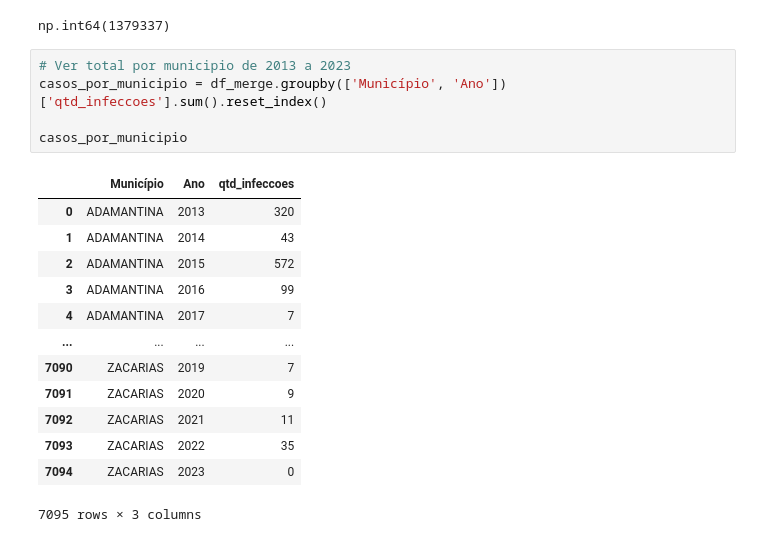
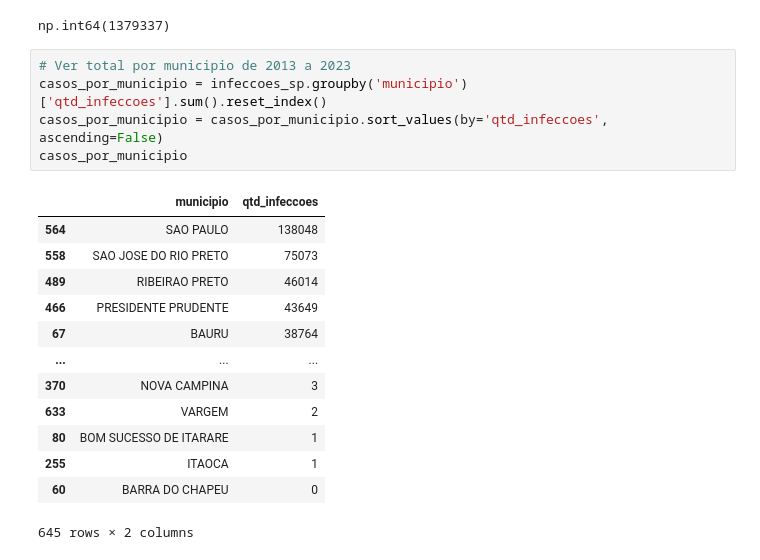
Before and after one commit to AndBalbino/AnaliseDeDados_DengueBrasil, a Jupyter notebook: Dengue_Brasil.ipynb, the cells around one changed output. Drawn from its saved outputs; the diff is of its cells as text.

Commit message:
Analisando os dados populacionais, calculando as infecções por município e quantificando as infecções por ano.

```diff
--- a/Dengue_Brasil.ipynb
+++ b/Dengue_Brasil.ipynb
@@ -552,20 +554,20 @@ df_merge['qtd_infeccoes'].sum()
 np.int64(1379337)
 # %%
 # Ver total por municipio de 2013 a 2023
-casos_por_municipio = df_merge.groupby(['Município', 'Ano'])['qtd_infeccoes'].sum().reset_index()
-
+casos_por_municipio = infeccoes_sp.groupby('municipio')['qtd_infeccoes'].sum().reset_index()
+casos_por_municipio = casos_por_municipio.sort_values(by='qtd_infeccoes', ascending=False)
 casos_por_municipio
 # %% [output]
-|  | Município | Ano | qtd_infeccoes |
-| 0 | ADAMANTINA | 2013 | 320 |
-| 1 | ADAMANTINA | 2014 | 43 |
-| 2 | ADAMANTINA | 2015 | 572 |
-| 3 | ADAMANTINA | 2016 | 99 |
-| 4 | ADAMANTINA | 2017 | 7 |
-| ... | ... | ... | ... |
-| 7090 | ZACARIAS | 2019 | 7 |
-| 7091 | ZACARIAS | 2020 | 9 |
-| 7092 | ZACARIAS | 2021 | 11 |
-| 7093 | ZACARIAS | 2022 | 35 |
-| 7094 | ZACARIAS | 2023 | 0 |
+|  | municipio | qtd_infeccoes |
+| 564 | SAO PAULO | 138048 |
+| 558 | SAO JOSE DO RIO PRETO | 75073 |
+| 489 | RIBEIRAO PRETO | 46014 |
+| 466 | PRESIDENTE PRUDENTE | 43649 |
+| 67 | BAURU | 38764 |
+| ... | ... | ... |
+| 370 | NOVA CAMPINA | 3 |
+| 633 | VARGEM | 2 |
+| 80 | BOM SUCESSO DE ITARARE | 1 |
+| 255 | ITAOCA | 1 |
+| 60 | BARRA DO CHAPEU | 0 |
-7095 rows × 3 columns
+645 rows × 2 columns
```
Also changed, not shown: parts of 3 cells of this notebook.
